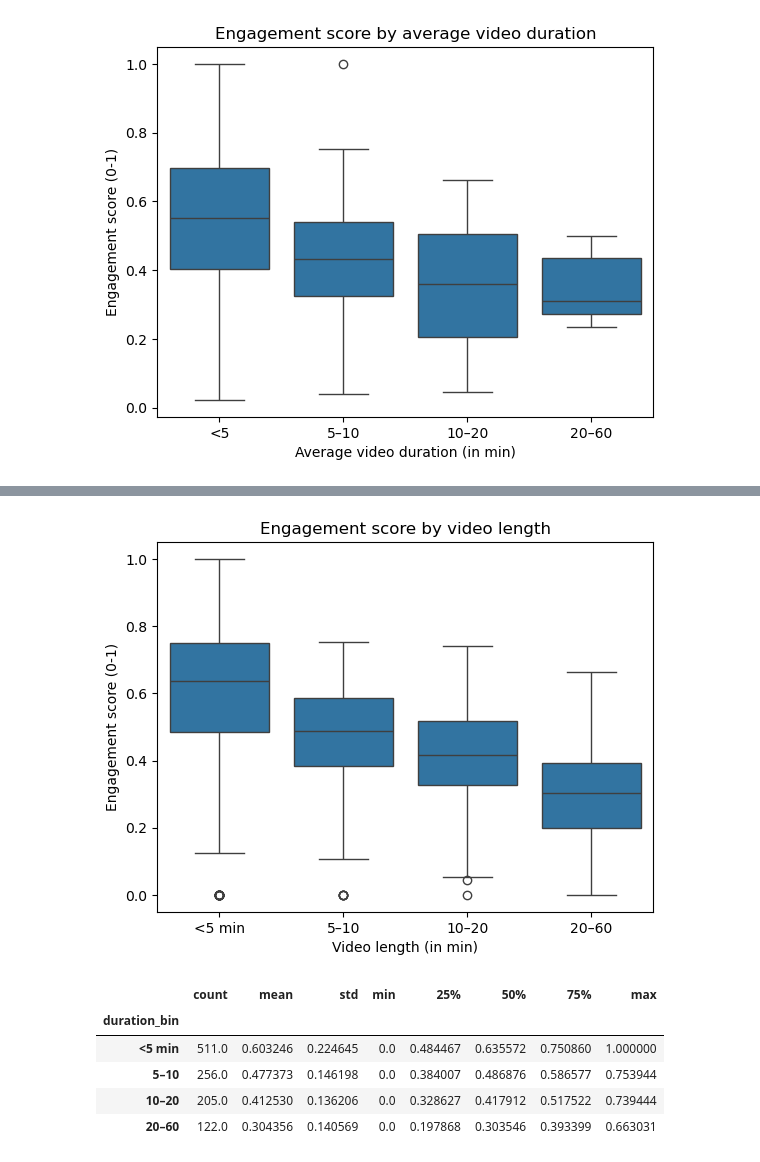
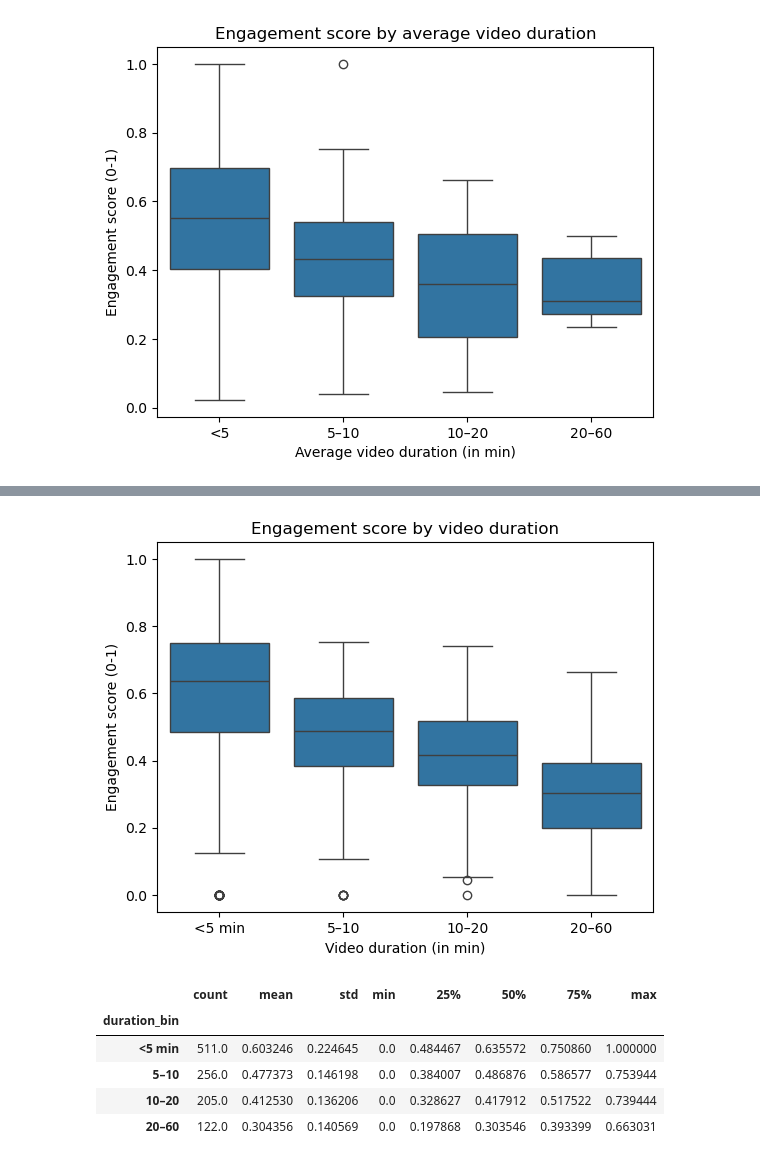
Before and after one commit to keil4ni/151r-proj, a Jupyter notebook: youtube_duration.ipynb, the cells around one changed output, grey strips where cells are left out. Saved outputs shown, nothing was run; the diff lists cells and outputs as text; code cells hidden in the pictures.

```diff
--- a/youtube_duration.ipynb
+++ b/youtube_duration.ipynb
@@ -160,18 +171,18 @@ plt.show()
 # %%
 # boxplot b/w video avg video duration & engagement
 yt["duration_bin"] = pd.cut(
     yt["duration"],
     bins = [0, 300, 600, 1200, 3600],
     labels = ["<5 min", "5–10", "10–20", "20–60"]
 )
 
 sns.boxplot(data = yt, x = "duration_bin", y = "engagement")
-plt.title("Engagement score by video length")
-plt.xlabel("Video length (in min)")
+plt.title("Engagement score by video duration")
+plt.xlabel("Video duration (in min)")
 plt.ylabel("Engagement score (0-1)")
 plt.show()
 # %% [output]
-[figure, old version]
+[figure, new version]
 # %%
 yt.groupby('duration_bin')['engagement'].describe()
 # %% [output]
```
Also changed, not shown: parts of 3 cells of this notebook.
